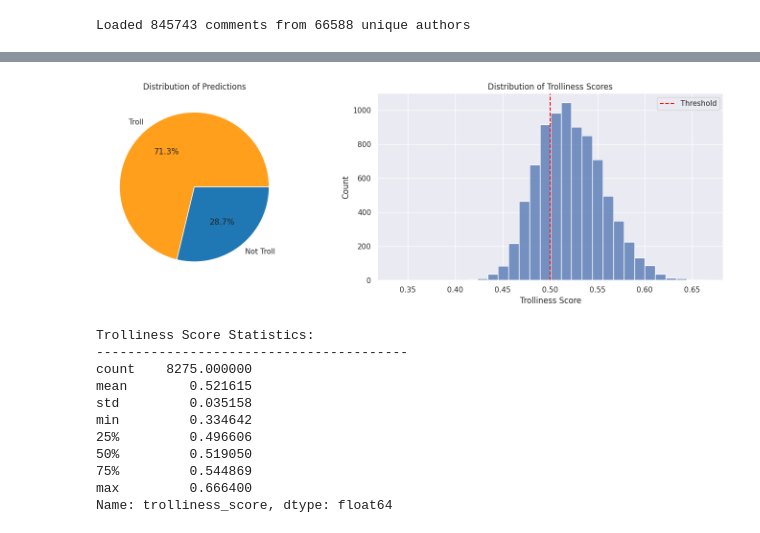
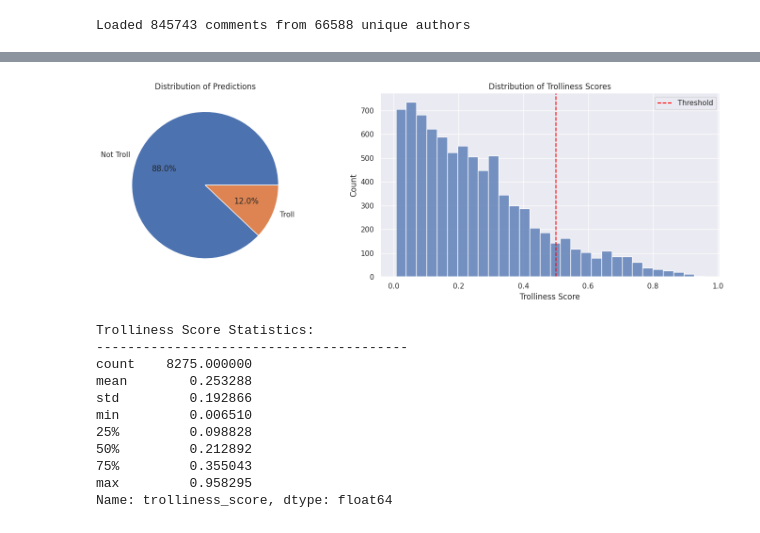
Before and after one commit to ziggyplayedguitar/nlp_thesis, a Jupyter notebook: workspace/notebooks/04_predict.ipynb, the cells around one changed output, grey strips where cells are left out. Saved outputs shown, nothing was run; the diff lists cells and outputs as text; code cells hidden in the pictures.

```diff
--- a/workspace/notebooks/04_predict.ipynb
+++ b/workspace/notebooks/04_predict.ipynb
@@ -31,12 +31,12 @@ PREDICTIONS_DIR = Path('output')
 
 # Initialize predictor with model
 # model_path = "./checkpoints/best_model_final_BCE.pt"
-model_path = "./checkpoints/finetuned_model_ru_only.pt"
+model_path = "./checkpoints/best_model_ru_only_enhanced_attention.pt"
 
 # Initialize predictor with threshold
 predictor = TrollPredictor(
     model_path=model_path,
-    model_name="ufal/robeczech-base",
+    # model_name="ufal/robeczech-base",
     comments_per_user=10,
     max_length=96,
     threshold=0.5, # Add threshold parameter
@@ -225,43 +223,45 @@ Sample Comments:
 
 --------------------------------------------------------------------------------
 # %%
+# Configure matplotlib and seaborn
+plt.style.use('default')
+sns.set_theme()
+
 # Create figure with two subplots
 fig, (ax1, ax2) = plt.subplots(1, 2, figsize=(15, 5))
 
 # Plot 1: Pie chart of troll vs non-troll predictions
 predictions = (predictions_df['trolliness_score'] > predictor.threshold).map({True: 'Troll', False: 'Not Troll'})
 prediction_counts = predictions.value_counts()
 
-# Define colors for pie chart - using seaborn's default orange and blue
-colors = ['#FF9F1C', '#1F77B4']  # Orange and blue from seaborn default palette
-ax1.pie(prediction_counts, labels=prediction_counts.index, autopct='%1.1f%%', colors=colors)
+ax1.pie(prediction_counts, labels=prediction_counts.index, autopct='%1.1f%%')
 ax1.set_title('Distribution of Predictions')
 
 # Plot 2: Distribution of trolliness scores
 sns.histplot(data=predictions_df, x='trolliness_score', bins=30, ax=ax2)
 ax2.axvline(x=predictor.threshold, color='red', linestyle='--', label='Threshold')
 ax2.set_title('Distribution of Trolliness Scores')
 ax2.set_xlabel('Trolliness Score')
 ax2.set_ylabel('Count')
 ax2.legend()
 
 plt.tight_layout()
 plt.show()
 
 # Print summary statistics
 print("\nTrolliness Score Statistics:")
 print("-" * 40)
 print(predictions_df['trolliness_score'].describe())
 # %% [output]
-[figure, old version]
+[figure, new version]
 Trolliness Score Statistics:
 ----------------------------------------
 count    8275.000000
-mean        0.521615
-std         0.035158
-min         0.334642
-25%         0.496606
-50%         0.519050
-75%         0.544869
-max         0.666400
+mean        0.253288
+std         0.192866
+min         0.006510
+25%         0.098828
+50%         0.212892
+75%         0.355043
+max         0.958295
 Name: trolliness_score, dtype: float64
```
Also changed, not shown: parts of 7 cells of this notebook, 9 other files.
